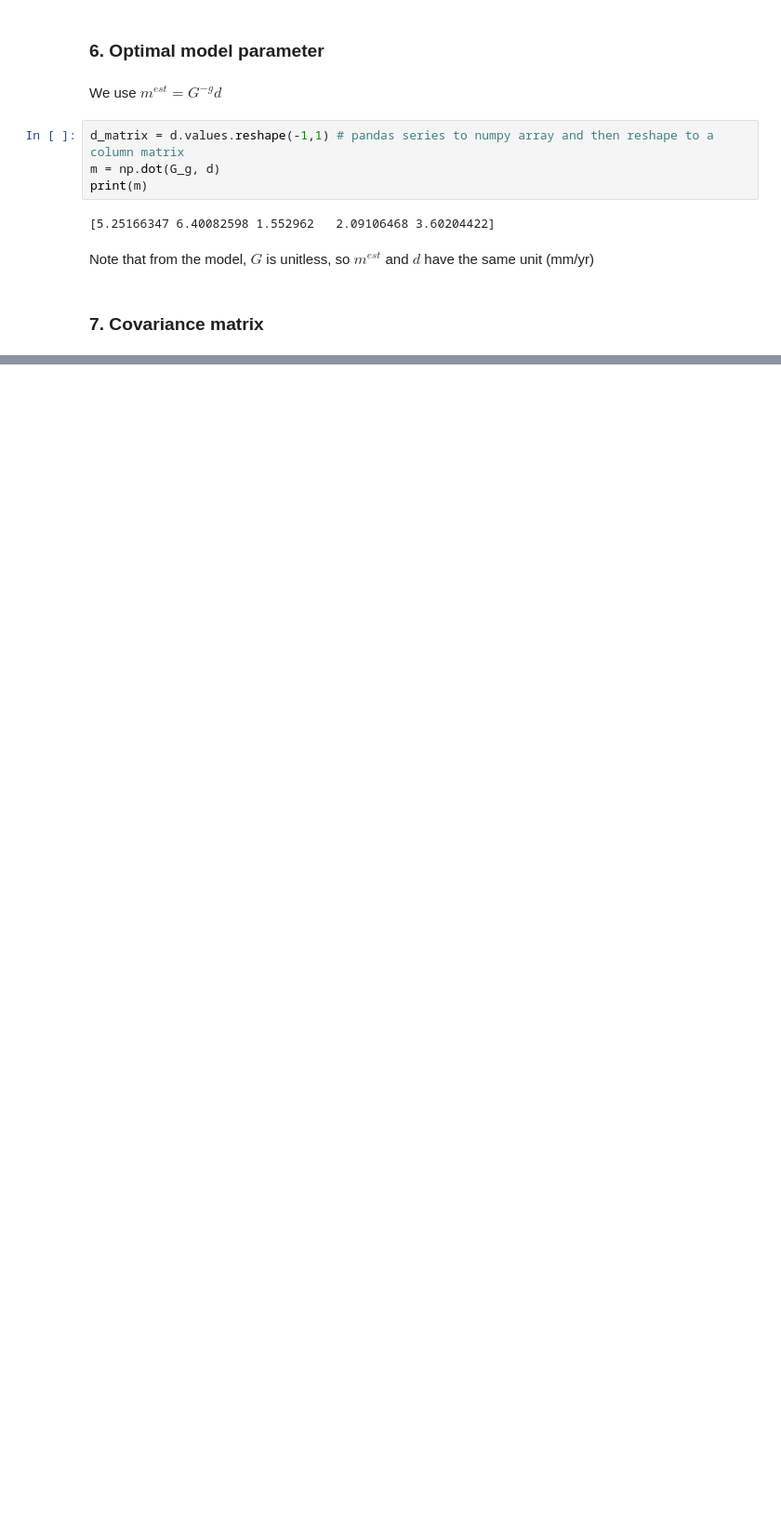
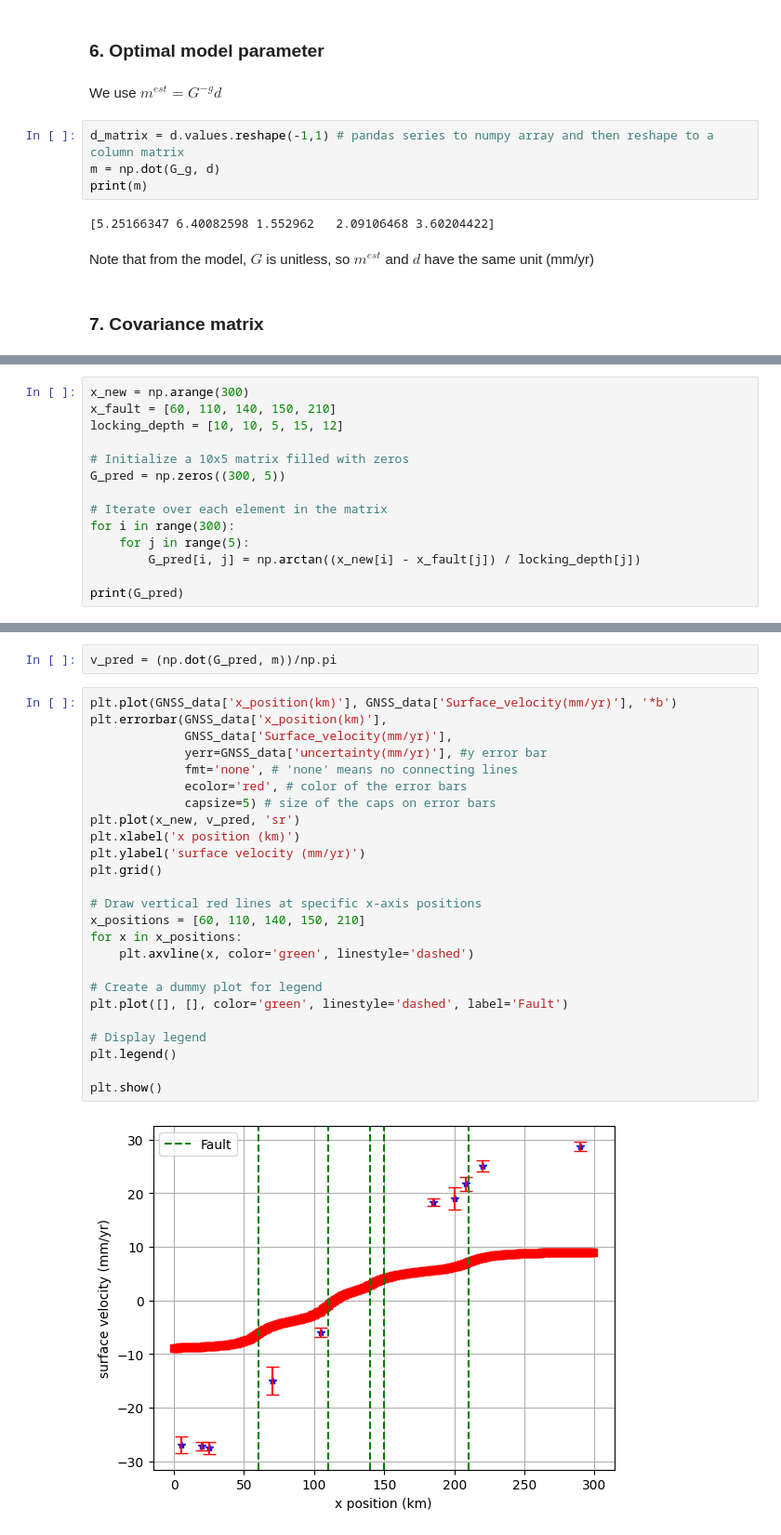
Before and after one commit to Benz-Poobua/ESS_523, a Jupyter notebook: ESS_523_HW1.ipynb, the cells around one changed output, grey strips where cells are left out. Shown: that part at 93% size. Cells and saved outputs as stored; diff of their text form; blank space fills up the shorter version.

```diff
--- a/ESS_523_HW1.ipynb
+++ b/ESS_523_HW1.ipynb
@@ -268,0 +353,14 @@ ValueError: operands could not be broadcast together with shapes (10,1) (5,5)
+# %%
+x_new = np.arange(300)
+x_fault = [60, 110, 140, 150, 210]
+locking_depth = [10, 10, 5, 15, 12]
+
+# Initialize a 10x5 matrix filled with zeros
+G_pred = np.zeros((300, 5))
+
+# Iterate over each element in the matrix
+for i in range(300):
+    for j in range(5):
+        G_pred[i, j] = np.arctan((x_new[i] - x_fault[j]) / locking_depth[j])
+
+print(G_pred)
@@ -268,0 +375,29 @@ ValueError: operands could not be broadcast together with shapes (10,1) (5,5)
+# %%
+v_pred = (np.dot(G_pred, m))/np.pi
+# %%
+plt.plot(GNSS_data['x_position(km)'], GNSS_data['Surface_velocity(mm/yr)'], '*b')
+plt.errorbar(GNSS_data['x_position(km)'],
+             GNSS_data['Surface_velocity(mm/yr)'],
+             yerr=GNSS_data['uncertainty(mm/yr)'], #y error bar
+             fmt='none', # 'none' means no connecting lines
+             ecolor='red', # color of the error bars
+             capsize=5) # size of the caps on error bars
+plt.plot(x_new, v_pred, 'sr')
+plt.xlabel('x position (km)')
+plt.ylabel('surface velocity (mm/yr)')
+plt.grid()
+
+# Draw vertical red lines at specific x-axis positions
+x_positions = [60, 110, 140, 150, 210]
+for x in x_positions:
+    plt.axvline(x, color='green', linestyle='dashed')
+
+# Create a dummy plot for legend
+plt.plot([], [], color='green', linestyle='dashed', label='Fault')
+
+# Display legend
+plt.legend()
+
+plt.show()
+# %% [output]
+[figure, added]
```
Also changed, not shown: parts of 20 cells of this notebook.
